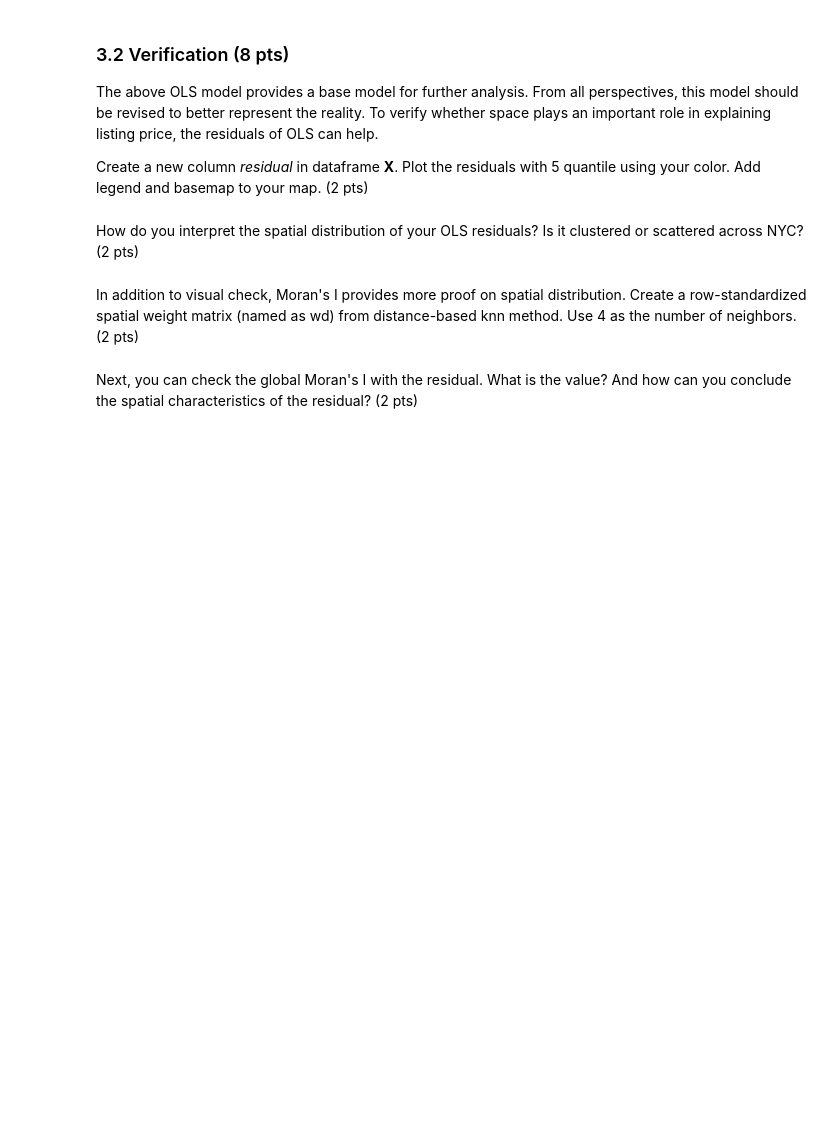
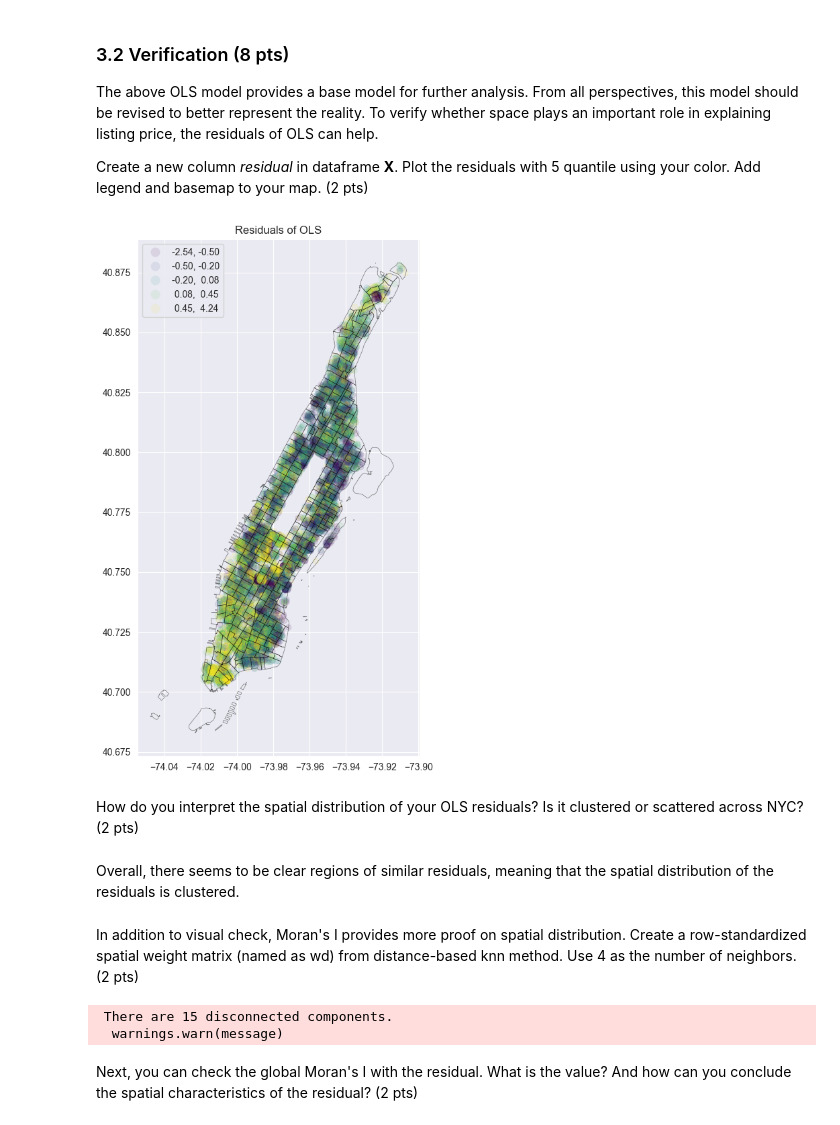
Before and after one commit to RainCyz/4680_5680_intro_uds, a Jupyter notebook: Homework/hw_solution/HW4_Yucheng.ipynb, the cells around one changed output. Drawn from its saved outputs; the diff is of its cells as text; code cells hidden in the pictures; blank space fills up the shorter version.

```diff
--- a/Homework/hw_solution/HW4_Yucheng.ipynb
+++ b/Homework/hw_solution/HW4_Yucheng.ipynb
@@ -260,5 +481,9 @@ from scipy.spatial.distance import cdist
 center = gpd.GeoSeries(Point(city_center[0], city_center[1]), crs=listing.crs).to_crs(tgt_crs)[0]
 center = (center.x, center.y)
 
-d2b = lambda pt: cdist([(pt.x, pt.y)], [center])[0][0]/1000
+# distance in meters - modify this function
+# d2b = lambda pt: cdist([(pt.x, pt.y)], [center])[0][0]/1000
+d2b = lambda pt: cdist([(pt.x, pt.y)], [center])[0][0]
 # insert your code here
+listing['d2center'] = listing['geometry'].to_crs(tgt_crs).apply(d2b)
+listing['d2center'].head()
@@ -270,0 +501,5 @@ The dependent variables used here include "accommodates", "bedrooms", "bathrooms
+# %%
+# insert your code here
+X = listing[['accommodates', 'bedrooms', 'bathrooms', 'host_id_verified', 'Shared room', 'apartment', 'condo', 'townhouse', 'resort', 'd2center', 'geometry']]
+X = X.dropna()
+X.shape
@@ -274,0 +510,6 @@ Create another series **y** storing *log_price*. Remember to keep **X** and **y*
+# %%
+# insert your code here
+y = listing[['accommodates', 'bedrooms', 'bathrooms', 'host_id_verified', 'Shared room', 'apartment', 'condo', 'townhouse', 'resort', 'd2center', 'geometry', 'log_price']]
+y = y.dropna()
+y = y['log_price']
+y.shape
@@ -278,0 +520,7 @@ Run OLS based on your **X** and **y**. Interpret your results: Do these variable
+# %%
+# insert your code here
+# use pysal to run OLS
+non_spatial_variables = ['accommodates', 'bedrooms', 'bathrooms', 'host_id_verified', 'Shared room', 'apartment', 'condo', 'townhouse', 'resort', 'd2center']
+from pysal.model import spreg
+ols_model = spreg.OLS(y.values, X[non_spatial_variables].values, name_y='log_price', name_x=non_spatial_variables, name_ds='listing')
+print(ols_model.summary)
@@ -286,4 +552,19 @@ Create a new column *residual* in dataframe **X**. Plot the residuals with 5 qua
+# %%
+# insert your code here
+import contextily as ctx
+X['residual'] = ols_model.u
+X.plot(column='residual', scheme='quantiles', k=5, legend=True, figsize=(10, 10), alpha=0.1)
+# add basemap
+# ctx.add_basemap(ax=plt.gca(), source=ctx.providers.CartoDB.Positron)
+# use ct as the base map
+ct.plot(ax=plt.gca(), color='none', edgecolor='black', linewidth=0.5, alpha=0.5)
+plt.title('Residuals of OLS')
+plt.show()
+# %% [output]
+[figure, added]
 # %% [markdown]
 How do you interpret the spatial distribution of your OLS residuals? Is it clustered or scattered across NYC? (2 pts)
+# %% [markdown]
+Overall, there seems to be clear regions of similar residuals, meaning that the spatial distribution of the residuals is clustered.
 # %% [markdown]
 In addition to visual check, Moran's I provides more proof on spatial distribution. Create a row-standardized spatial weight matrix (named as wd) from distance-based knn method. Use 4 as the number of neighbors. (2 pts)
@@ -292,2 +571,10 @@ In addition to visual check, Moran's I provides more proof on spatial distributi
+# %%
+# insert your code here
+from pysal.lib import weights
+wd = weights.KNN.from_dataframe(X, k=4)
+wd.transform = 'r'
+# %% [output]
+ There are 15 disconnected components.
+  warnings.warn(message)
 # %% [markdown]
 Next, you can check the global Moran's I with the residual. What is the value? And how can you conclude the spatial characteristics of the residual? (2 pts)
```
Also changed, not shown: parts of 55 cells of this notebook, 2 other files.
